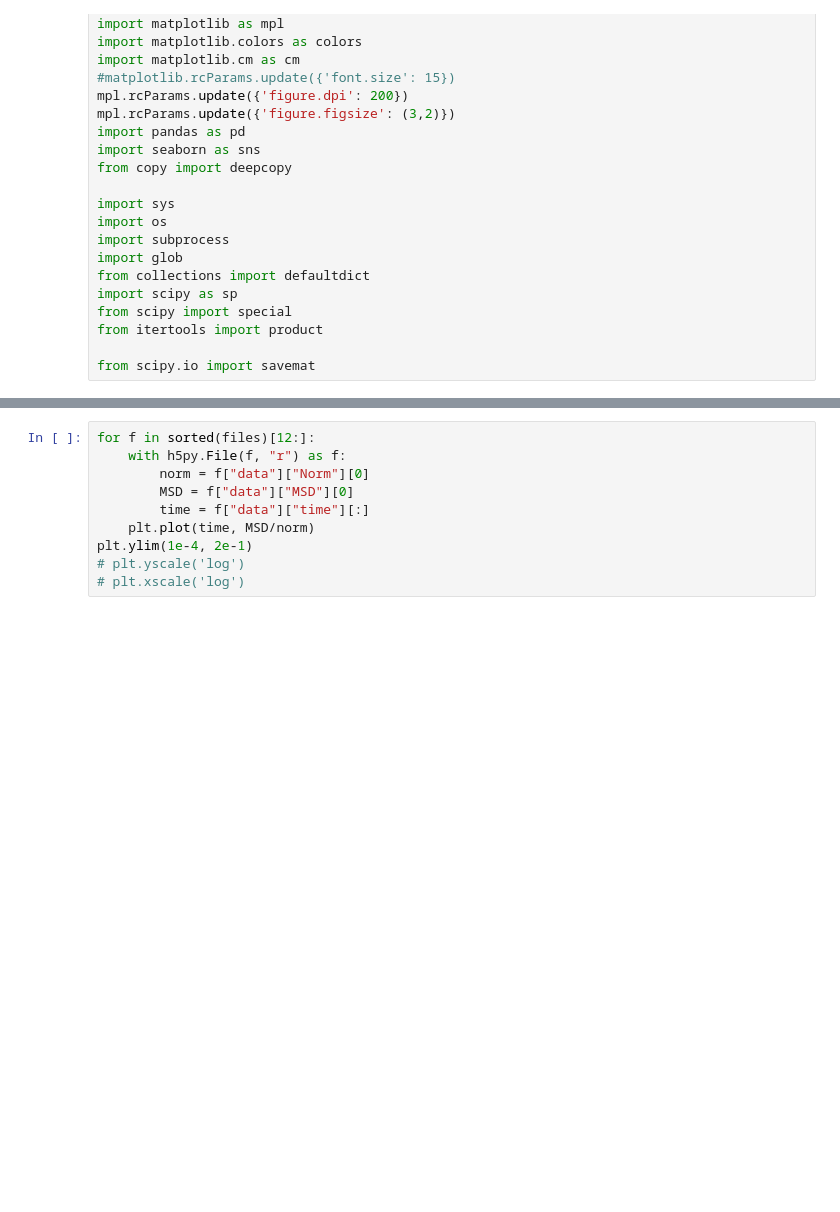
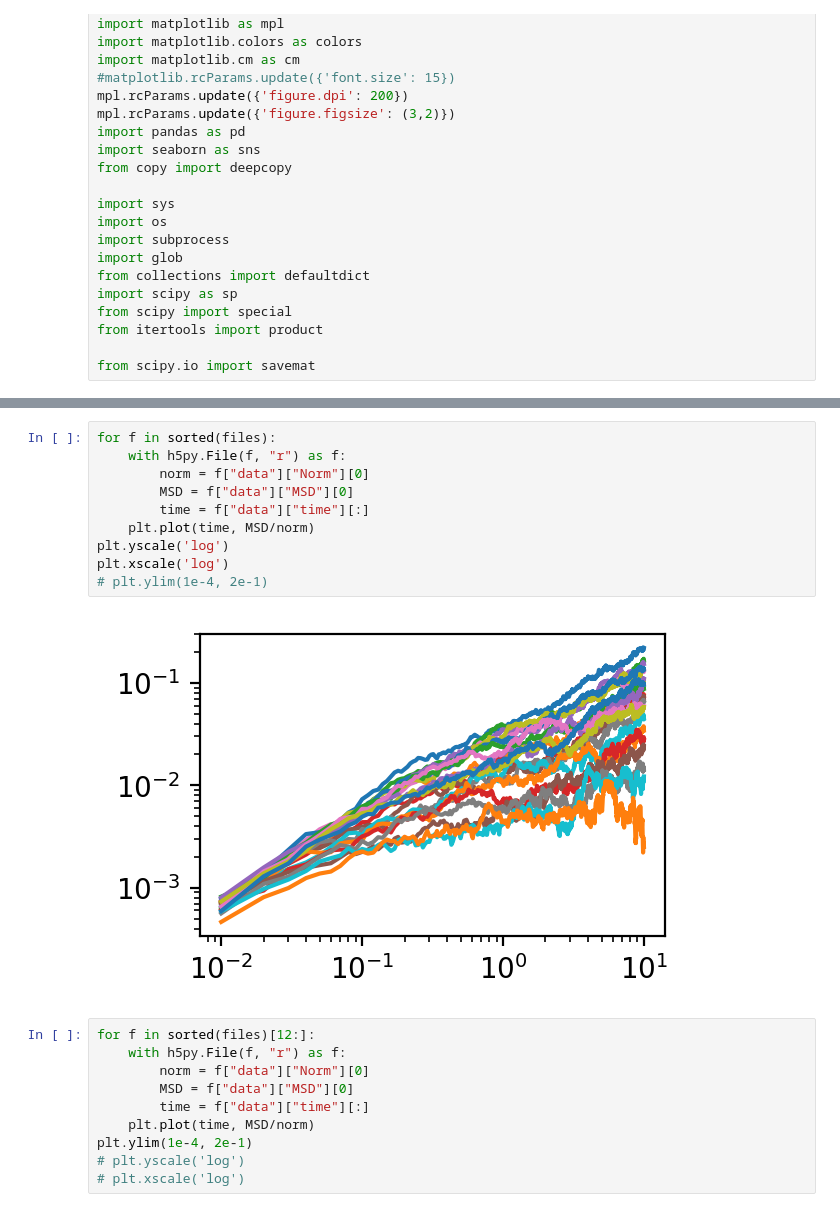
Before and after one commit to ianrgraham/md-lv, a Jupyter notebook: notebooks/local/investigate_glass_transition_epsilon.ipynb, the cells around one changed output, grey strips where cells are left out. Saved outputs shown, nothing was run; the diff lists cells and outputs as text; blank space fills up the shorter version.

```diff
--- a/notebooks/local/investigate_glass_transition_epsilon.ipynb
+++ b/notebooks/local/investigate_glass_transition_epsilon.ipynb
@@ -70,3 +61,15 @@ plt.ylim(1e-4, 2e-1)
+# %%
+for f in sorted(files):
+    with h5py.File(f, "r") as f:
+        norm = f["data"]["Norm"][0]
+        MSD = f["data"]["MSD"][0]
+        time = f["data"]["time"][:]
+    plt.plot(time, MSD/norm)
+plt.yscale('log')
+plt.xscale('log')
+# plt.ylim(1e-4, 2e-1)
+# %% [output]
+[figure, added]
 # %%
 for f in sorted(files)[12:]:
     with h5py.File(f, "r") as f:
```
Also changed, not shown: parts of 5 cells of this notebook, 3 other files.
